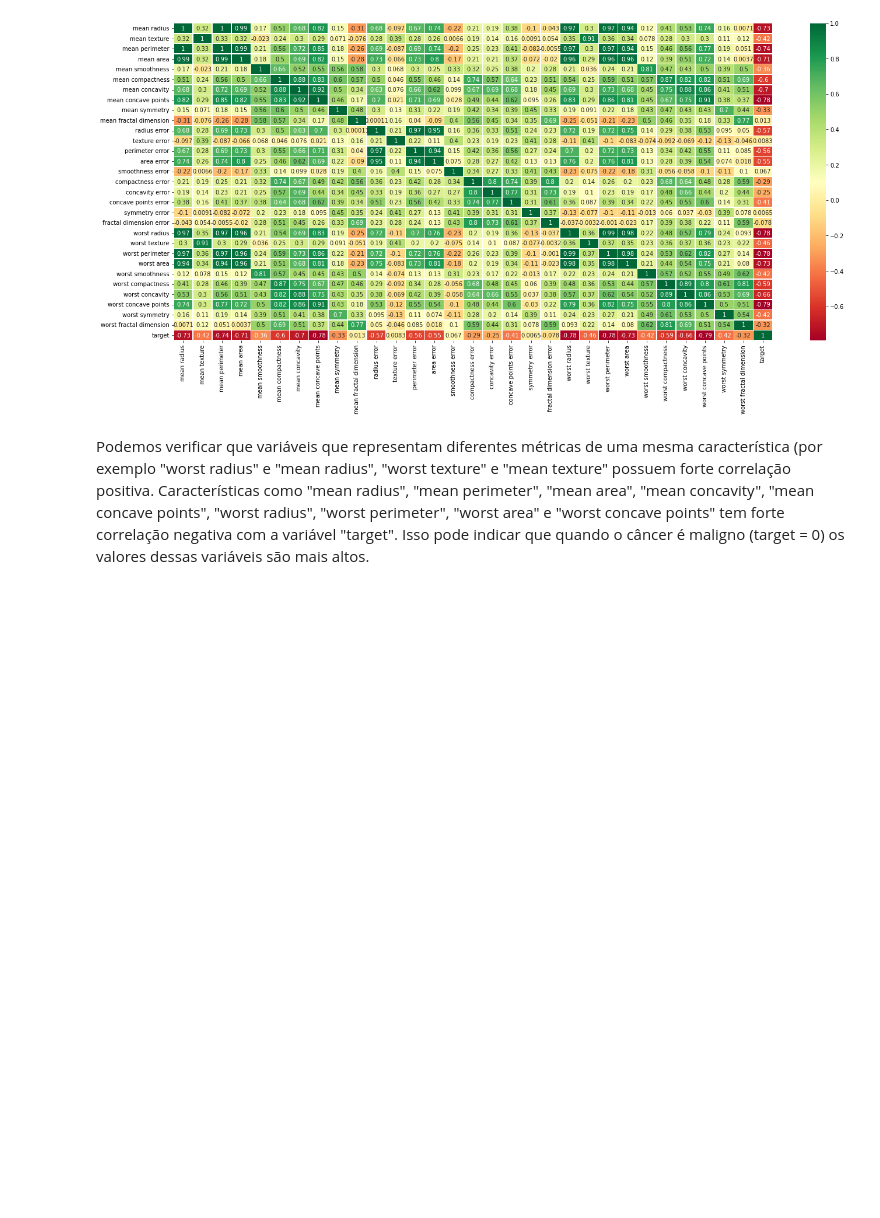
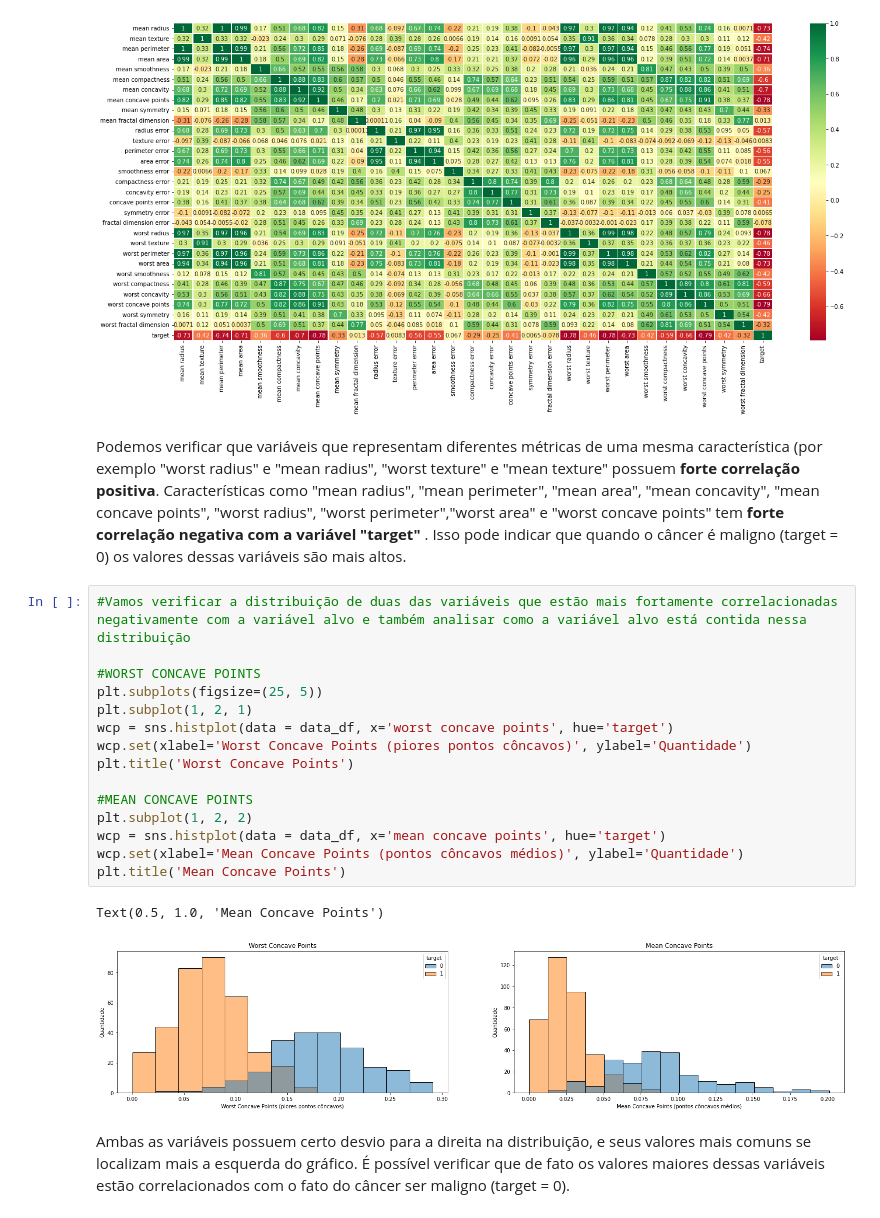
Before and after one commit to ailafelixa/ML-Model-Breast-Cancer-Predition-WisconsinDataset, a Jupyter notebook: breast_cancer_model.ipynb, the cells around one changed output. Saved outputs shown, nothing was run; the diff lists cells and outputs as text; blank space fills up the shorter version.

```diff
--- a/breast_cancer_model.ipynb
+++ b/breast_cancer_model.ipynb
@@ -116,4 +120,24 @@ hm = sns.heatmap(data_df.corr(),annot=True, linewidth=.5, cmap=color_palette)
 # %% [output]
 [figure]
 # %% [markdown]
-Podemos verificar que variáveis que representam diferentes métricas de uma mesma característica (por exemplo "worst radius" e "mean radius", "worst texture" e "mean texture" possuem forte correlação positiva. Características como "mean radius", "mean perimeter", "mean area", "mean concavity", "mean concave points", "worst radius", "worst perimeter", "worst area" e "worst concave points" tem forte correlação negativa com a variável "target". Isso pode indicar que quando o câncer é maligno (target = 0) os valores dessas variáveis são mais altos.
+Podemos verificar que variáveis que representam diferentes métricas de uma mesma característica (por exemplo "worst radius" e "mean radius", "worst texture" e "mean texture" possuem **forte correlação positiva**. Características como "mean radius", "mean perimeter", "mean area", "mean concavity", "mean concave points", "worst radius", "worst perimeter","worst area" e "worst concave points" tem **forte correlação negativa com a variável "target"** . Isso pode indicar que quando o câncer é maligno (target = 0) os valores dessas variáveis são mais altos.
+# %%
+#Vamos verificar a distribuição de duas das variáveis que estão mais fortamente correlacionadas negativamente com a variável alvo e também analisar como a variável alvo está contida nessa distribuição
+
+#WORST CONCAVE POINTS
+plt.subplots(figsize=(25, 5))
+plt.subplot(1, 2, 1)
+wcp = sns.histplot(data = data_df, x='worst concave points', hue='target')
+wcp.set(xlabel='Worst Concave Points (piores pontos côncavos)', ylabel='Quantidade')
+plt.title('Worst Concave Points')
+
+#MEAN CONCAVE POINTS
+plt.subplot(1, 2, 2)
+wcp = sns.histplot(data = data_df, x='mean concave points', hue='target')
+wcp.set(xlabel='Mean Concave Points (pontos côncavos médios)', ylabel='Quantidade')
+plt.title('Mean Concave Points')
+# %% [output]
+Text(0.5, 1.0, 'Mean Concave Points')
+[figure, added]
+# %% [markdown]
+Ambas as variáveis possuem certo desvio para a direita na distribuição, e seus valores mais comuns se localizam mais a esquerda do gráfico. É possível verificar que de fato os valores maiores dessas variáveis estão correlacionados com o fato do câncer ser maligno (target = 0).
```
Also changed, not shown: parts of 3 cells of this notebook.
